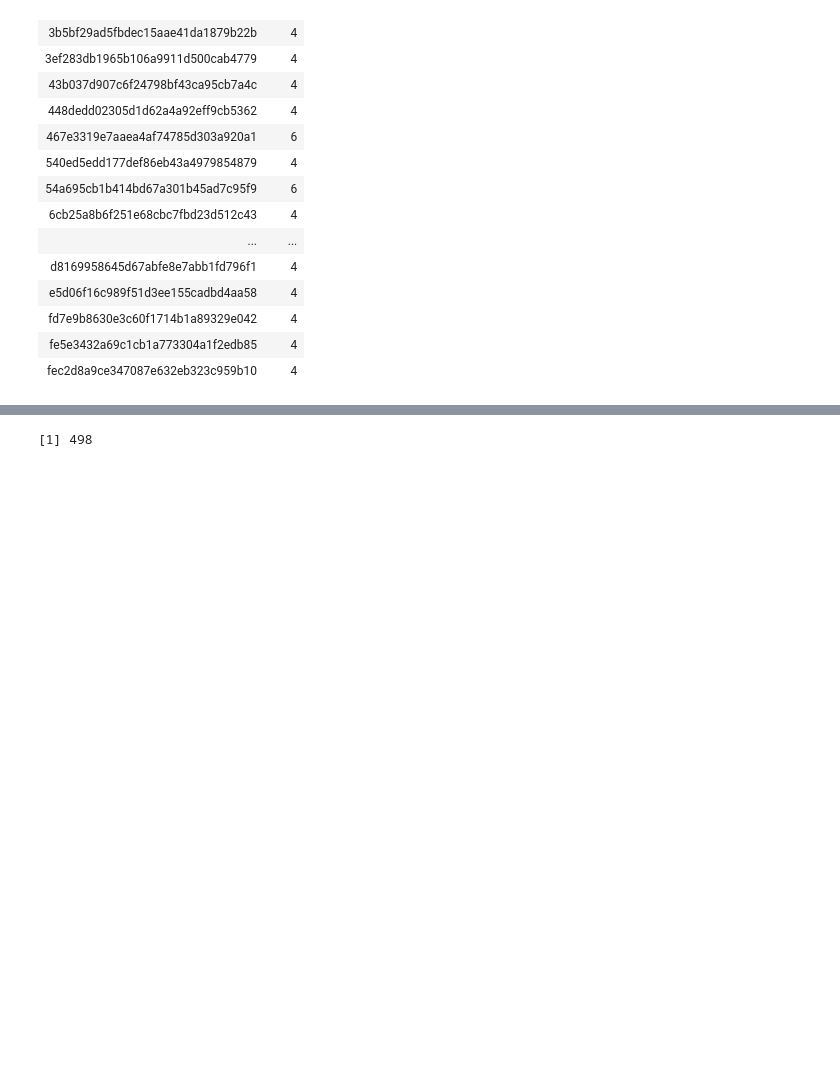
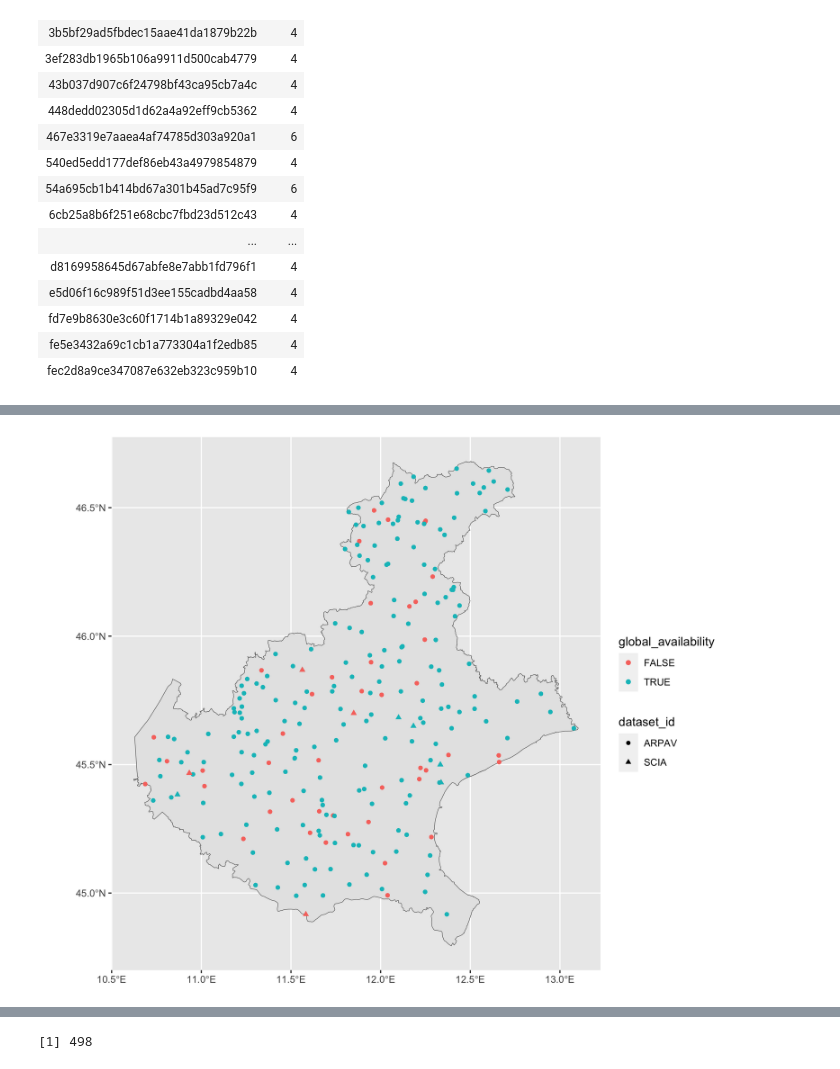
Before and after one commit to dnstudent/TesiMag, a Jupyter notebook: notebooks/integrazioni_regionali/veneto/veneto.ipynb, the cells around one changed output, grey strips where cells are left out. Saved outputs shown, nothing was run; the diff lists cells and outputs as text; code cells hidden in the pictures; blank space fills up the shorter version.

Commit message:
Internal merge of Veneto

```diff
--- a/notebooks/integrazioni_regionali/veneto/veneto.ipynb
+++ b/notebooks/integrazioni_regionali/veneto/veneto.ipynb
@@ -194,0 +201,7 @@ A tibble: 26 x 2
+# %%
+combined_database <- open_checkpoint(dataset_id, "scia_merged")
+c(p, ymonthly_avail) %<-% ymonthly_availabilities(combined_database,
+    start_date = first_date,
+    end_date = last_date
+)
+p
@@ -194,0 +210,5 @@ A tibble: 26 x 2
+# %%
+c(p, climats) %<-% spatial_availabilities(ymonthly_avail, combined_database$meta, state_boundaries)
+p
+# %% [output]
+[figure, added]
```
Also changed, not shown: parts of 16 cells of this notebook, 3 other files.
